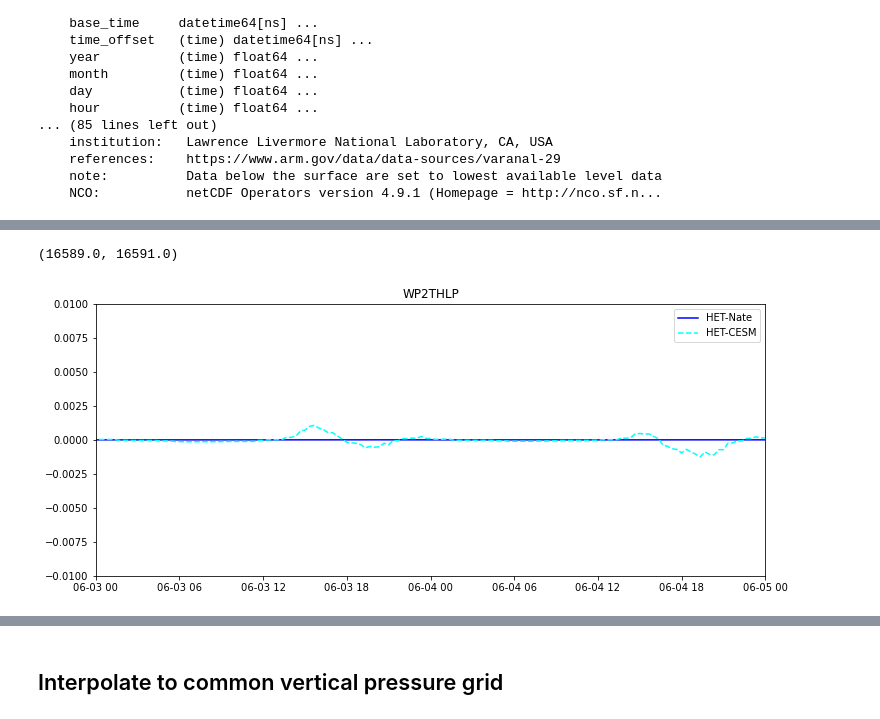
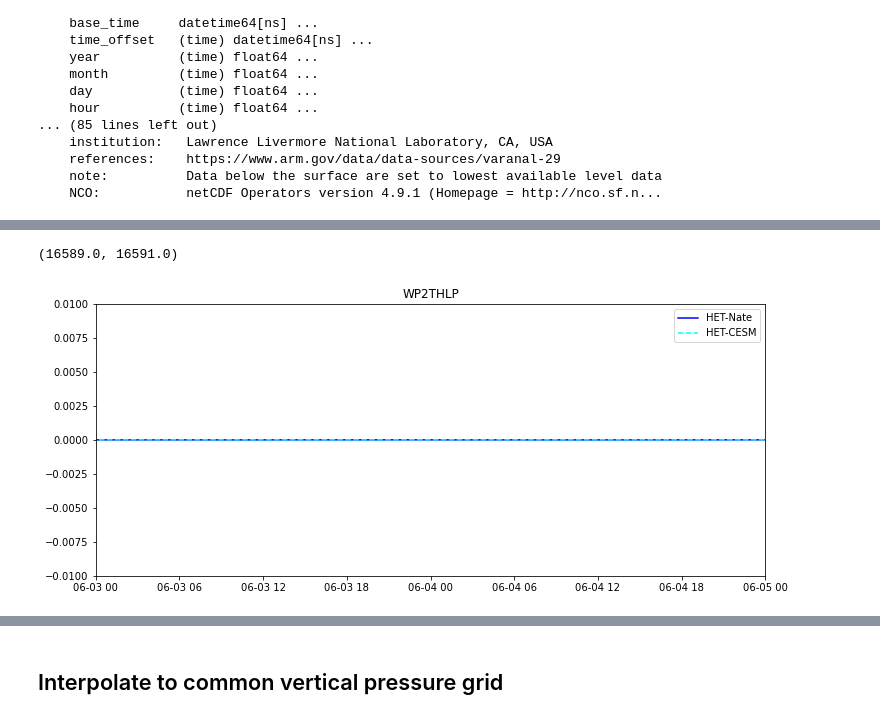
Before and after one commit to megandevlan/CLASP-CESM2_analysis, a Jupyter notebook: SCAM_timeseries.ipynb, the cells around one changed output, grey strips where cells are left out. Cells and saved outputs as stored; diff of their text form; code cells hidden in the pictures.

```diff
--- a/SCAM_timeseries.ipynb
+++ b/SCAM_timeseries.ipynb
@@ -31,14 +31,14 @@ warnings.filterwarnings('ignore')
 # %%
 # Files
 #dataDir = '~/Documents/Analysis/CLASP/SCAM_runs/2minCoupling/'
-dataDir  = '/Users/mdfowler/Documents/Analysis/CLASP/SCAM_runs/'
+dataDir  = '/Users/mdfowler/Documents/Analysis/CLASP/SCAM_runs/AllMomentsSet/'
 dirNoMom = '/Users/mdfowler/Documents/Analysis/CLASP/SCAM_runs/HMG_noMomentsPrescribed/'
 
 hmg_startFile = dataDir+'FSCAM.T42_T42.arm97.clasp_hmg_startDay'
 htg_startFile = dataDir+'FSCAM.T42_T42.arm97.clasp_htg_startDay'
 noMom_startFile = dirNoMom+'FSCAM.T42_T42.arm97.clasp_hmg_noMoments_startDay'
 
-middleFile    = '_V2.cam.h0.2015-' # Default 20 min coupling
+middleFile    = '_allMoments.cam.h0.2015-' # Default 20 min coupling
 noMom_middle  = '.cam.h0.2015-'
 #middleFile    = '.cam.h0.2015-'     # 2 min coupling
 endFile       = '-00000.nc'
@@ -367,18 +393,18 @@ plt.xlim([0,15000])
 # %%
 fig, ax1 = plt.subplots(1,1, figsize=(12, 5),
                      facecolor='w', edgecolor='k')
 
 
 ax1.plot(nateHTG.time.values,np.squeeze(nateHTG.wp2thetap.values)[:],'b',label='HET-Nate')
 #ax1.plot(nateHMG.time.values,np.squeeze(nateHMG.wpthetap2.values)[:],'r',label='HOM-Nate')
-ax1.plot(timesHTG,np.squeeze(htgDS.WP2THLP_CLUBB.values)[:,-2],'--',marker='',color='cyan',label='HET-CESM')
+ax1.plot(timesHTG,np.squeeze(htgDS.WP2THLP_CLUBB.values)[:,-1],'--',marker='',color='cyan',label='HET-CESM')
 #ax1.plot(timesHMG,np.squeeze(hmgDS.WPTHLP2_CLUBB.values)[:,-1],'--',color='orange',label='HOM-CESM')
 ax1.legend()
 ax1.set_xlim(datetime.date(2015,6,1), datetime.date(2015,7,1))
 ax1.set_ylim([-0.01,0.01])
 ax1.set_title('WP2THLP')
 
 ax1.set_xlim(datetime.date(2015,6,3), datetime.date(2015,6,5))
 # %% [output]
 (16589.0, 16591.0)
-[figure, old version]
+[figure, new version]
```
Also changed, not shown: parts of 7 cells of this notebook.
